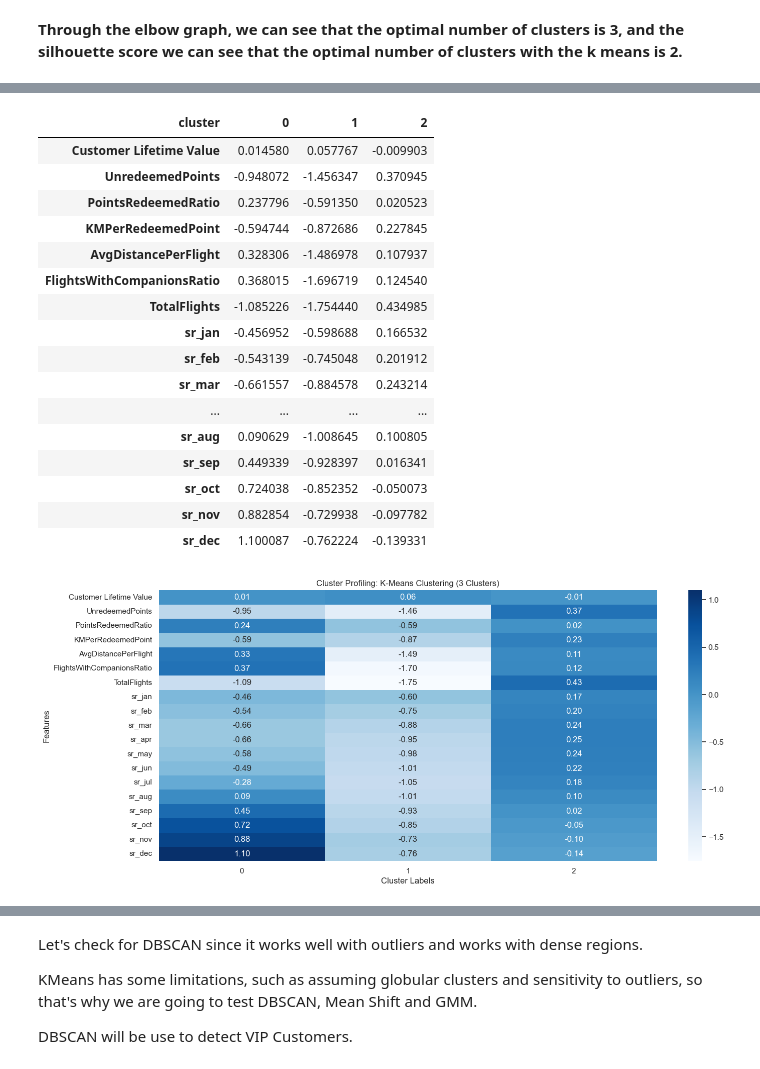
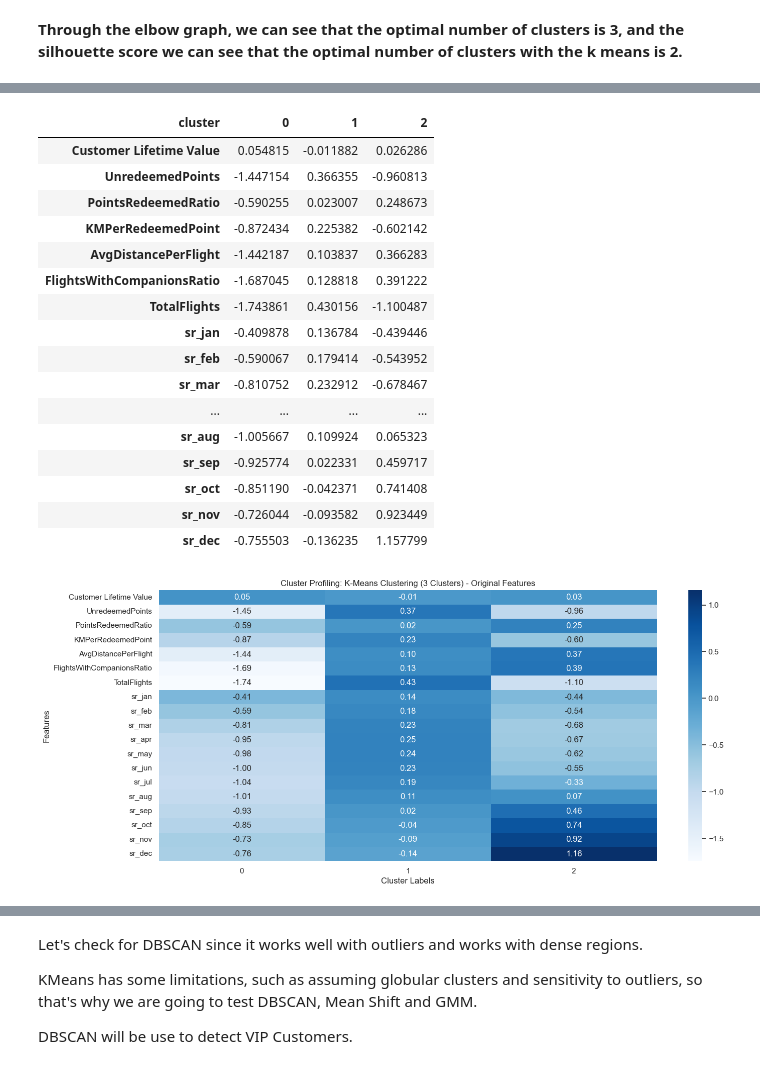
Before and after one commit to calcoafrancisca/Group-39---DM---Part2, a Jupyter notebook: Value-Based-Perspective.ipynb, the cells around one changed output, grey strips where cells are left out. Drawn from its saved outputs; the diff is of its cells as text; code cells hidden in the pictures.

```diff
--- a/Value-Based-Perspective.ipynb
+++ b/Value-Based-Perspective.ipynb
@@ -481,43 +495,39 @@ plt.show()
 # %%
 km = KMeans(n_clusters=3, init="k-means++", random_state=94)
 km_labels_3 = km.fit_predict(df_pca_final)
 
-cluster_profile_k2 = pd.DataFrame(df_pca_final.values,
-                                 columns=df_pca_final.columns) \
-                    .assign(cluster=km_labels_3) \
-                    .groupby("cluster").mean()
+df_value_based_with_clusters = df_value_based.copy()
+df_value_based_with_clusters['cluster'] = km_labels_3
 
-display(cluster_profile_k2.T)
+cluster_profile_orig = df_value_based_with_clusters.groupby('cluster').mean()
+
+display(cluster_profile_orig.T)
 
 plt.figure(figsize=(16,7))
-sns.heatmap(cluster_profile_k2.T,
-            cmap="Blues",
-            annot=True,
-            fmt=".2f")
-
-plt.title("Cluster Profiling: K-Means Clustering (3 Clusters)")
+sns.heatmap(cluster_profile_orig.T, cmap="Blues", annot=True, fmt=".2f")
+plt.title("Cluster Profiling: K-Means Clustering (3 Clusters) - Original Features")
 plt.xlabel("Cluster Labels")
 plt.ylabel("Features")
 plt.show()
 # %% [output]
 | cluster | 0 | 1 | 2 |
-| Customer Lifetime Value | 0.014580 | 0.057767 | -0.009903 |
-| UnredeemedPoints | -0.948072 | -1.456347 | 0.370945 |
-| PointsRedeemedRatio | 0.237796 | -0.591350 | 0.020523 |
-| KMPerRedeemedPoint | -0.594744 | -0.872686 | 0.227845 |
-| AvgDistancePerFlight | 0.328306 | -1.486978 | 0.107937 |
-| FlightsWithCompanionsRatio | 0.368015 | -1.696719 | 0.124540 |
-| TotalFlights | -1.085226 | -1.754440 | 0.434985 |
-| sr_jan | -0.456952 | -0.598688 | 0.166532 |
-| sr_feb | -0.543139 | -0.745048 | 0.201912 |
-| sr_mar | -0.661557 | -0.884578 | 0.243214 |
+| Customer Lifetime Value | 0.054815 | -0.011882 | 0.026286 |
+| UnredeemedPoints | -1.447154 | 0.366355 | -0.960813 |
+| PointsRedeemedRatio | -0.590255 | 0.023007 | 0.248673 |
+| KMPerRedeemedPoint | -0.872434 | 0.225382 | -0.602142 |
+| AvgDistancePerFlight | -1.442187 | 0.103837 | 0.366283 |
+| FlightsWithCompanionsRatio | -1.687045 | 0.128818 | 0.391222 |
+| TotalFlights | -1.743861 | 0.430156 | -1.100487 |
+| sr_jan | -0.409878 | 0.136784 | -0.439446 |
+| sr_feb | -0.590067 | 0.179414 | -0.543952 |
+| sr_mar | -0.810752 | 0.232912 | -0.678467 |
 | ... | ... | ... | ... |
-| sr_aug | 0.090629 | -1.008645 | 0.100805 |
-| sr_sep | 0.449339 | -0.928397 | 0.016341 |
-| sr_oct | 0.724038 | -0.852352 | -0.050073 |
-| sr_nov | 0.882854 | -0.729938 | -0.097782 |
-| sr_dec | 1.100087 | -0.762224 | -0.139331 |
+| sr_aug | -1.005667 | 0.109924 | 0.065323 |
+| sr_sep | -0.925774 | 0.022331 | 0.459717 |
+| sr_oct | -0.851190 | -0.042371 | 0.741408 |
+| sr_nov | -0.726044 | -0.093582 | 0.923449 |
+| sr_dec | -0.755503 | -0.136235 | 1.157799 |
-[figure, old version]
+[figure, new version]
 # %%
 # Features used for clustering
 X = df_pca_final
```
Also changed, not shown: parts of 14 cells of this notebook.
